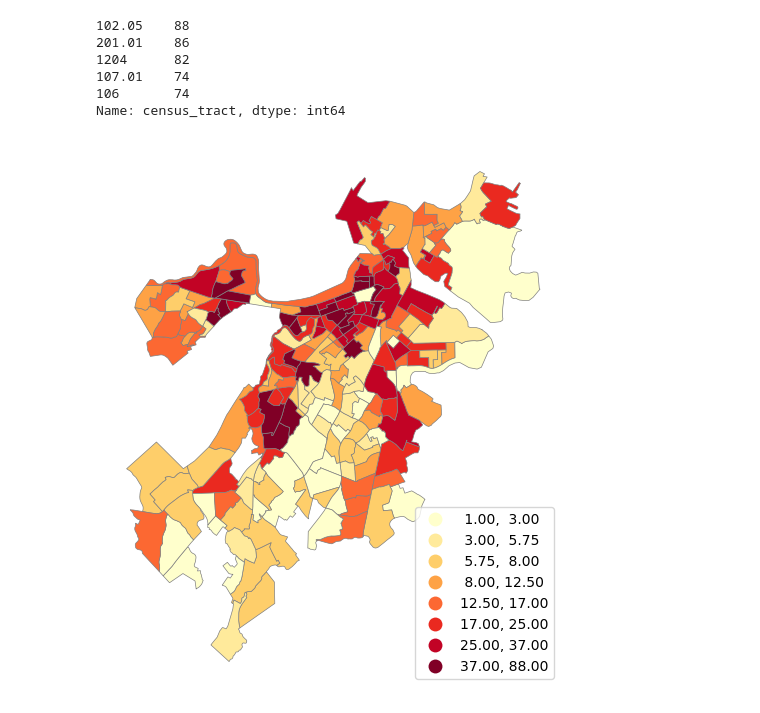
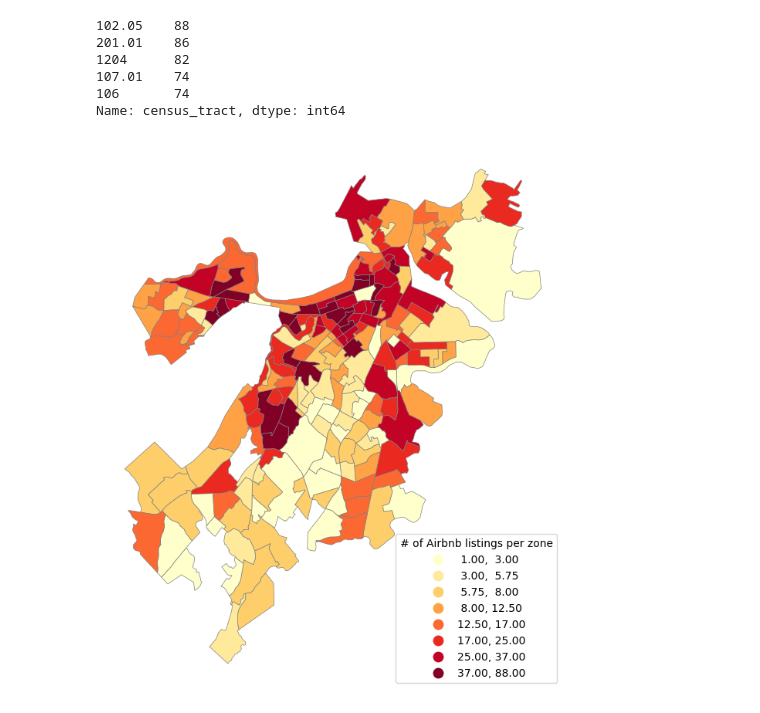
Before and after one commit to Brooks377/leftside_teamproject, a Jupyter notebook: ugly_god/9th_grade_geography_test.ipynb, the cells around one changed output. Cells and saved outputs as stored; diff of their text form; code cells hidden in the pictures.

```diff
--- a/ugly_god/9th_grade_geography_test.ipynb
+++ b/ugly_god/9th_grade_geography_test.ipynb
@@ -81,14 +83,14 @@ boston['BNBs'] = boston['NAME20'].map(listings['census_tract'].value_counts())
 # %%
 # what a nice choropleth map
 # it shows the amount of listings in each zone
 # but its not scaled for population density
-f = plt.figure(figsize=(9, 7))
+f = plt.figure(figsize=(9,9.15))
 ax = f.gca()
 kw = dict(column='BNBs', k=8, cmap='YlOrRd', edgecolor='gray', linewidth=0.5)
-boston.plot(scheme='QUANTILES', ax=ax, **kw, legend=True, legend_kwds={'loc': 'lower right'})
+boston.plot(scheme='QUANTILES', ax=ax, **kw, legend=True, legend_kwds={'loc': 'lower right', 'title': '# of Airbnb listings per zone'})
 ax.set_axis_off()
 # %% [output]
-[figure, old version]
+[figure, new version]
 # %%
 # this code reprojects the areas into an "equal-area" projection
 # this is so that I can get listings per Kilometer^2
```
Also changed, not shown: parts of 3 cells of this notebook.
